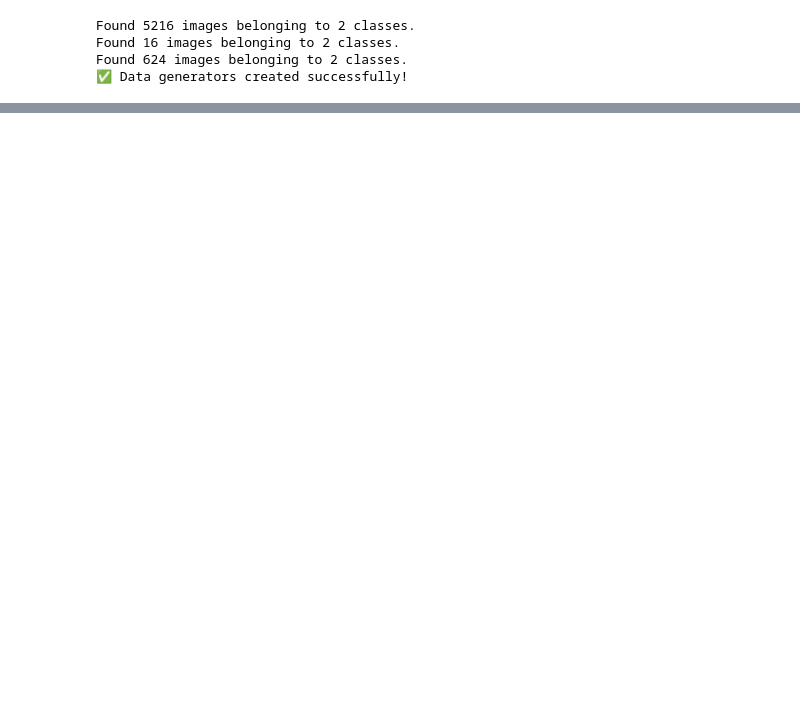
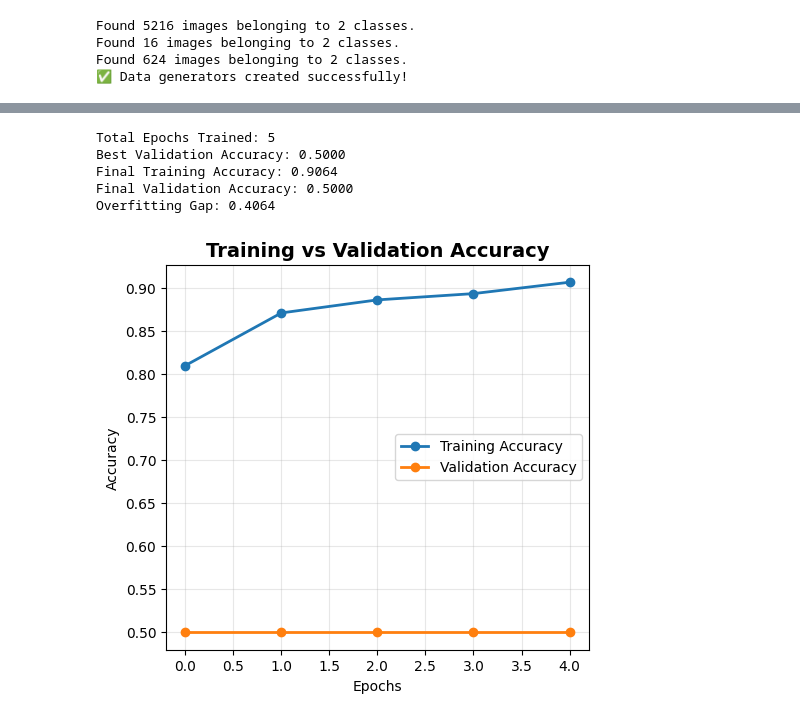
Before and after one commit to MovinduSenura/Chest-Xray-Pneumonia-Detection, a Jupyter notebook: notebooks/CustomCNN.ipynb, the cells around one changed output, grey strips where cells are left out. Drawn from its saved outputs; the diff is of its cells as text; code cells hidden in the pictures; blank space fills up the shorter version.

Commit message:
tuning the model

```diff
--- a/notebooks/CustomCNN.ipynb
+++ b/notebooks/CustomCNN.ipynb
@@ -96,9 +169,12 @@ Model: "sequential_1"
 # %%
 # TRAIN THE MODEL
 
+print("\n🚀 Starting model training...\n")
 history = model.fit(
     train_gen,
-    epochs=5,
-    validation_data=val_gen
+    epochs=5,  # Increased epochs - early stopping will handle it
+    validation_data=val_gen,
+    callbacks=callbacks,
+    verbose=1
 )
 # %% [output]
@@ -125,0 +218,30 @@ print(f"✅ Test Loss: {test_loss:.3f}")
+# %%
+# TRAINING SUMMARY
+
+print(f"\nTotal Epochs Trained: {len(history.history['loss'])}")
+print(f"Best Validation Accuracy: {max(history.history['val_accuracy']):.4f}")
+print(f"Final Training Accuracy: {history.history['accuracy'][-1]:.4f}")
+print(f"Final Validation Accuracy: {history.history['val_accuracy'][-1]:.4f}")
+overfitting_gap = history.history['accuracy'][-1] - history.history['val_accuracy'][-1]
+print(f"Overfitting Gap: {overfitting_gap:.4f}")
+# %% [output]
+Total Epochs Trained: 5
+Best Validation Accuracy: 0.5000
+Final Training Accuracy: 0.9064
+Final Validation Accuracy: 0.5000
+Overfitting Gap: 0.4064
+# %%
+# PLOT TRAINING VS VALIDATION ACCURACY
+
+plt.figure(figsize=(12, 5))
+
+plt.subplot(1, 2, 1)
+plt.plot(history.history['accuracy'], label='Training Accuracy', marker='o', linewidth=2)
+plt.plot(history.history['val_accuracy'], label='Validation Accuracy', marker='o', linewidth=2)
+plt.title('Training vs Validation Accuracy', fontsize=14, fontweight='bold')
+plt.xlabel('Epochs')
+plt.ylabel('Accuracy')
+plt.legend()
+plt.grid(True, alpha=0.3)
+# %% [output]
+[figure, added]
```
Also changed, not shown: parts of 15 cells of this notebook.
